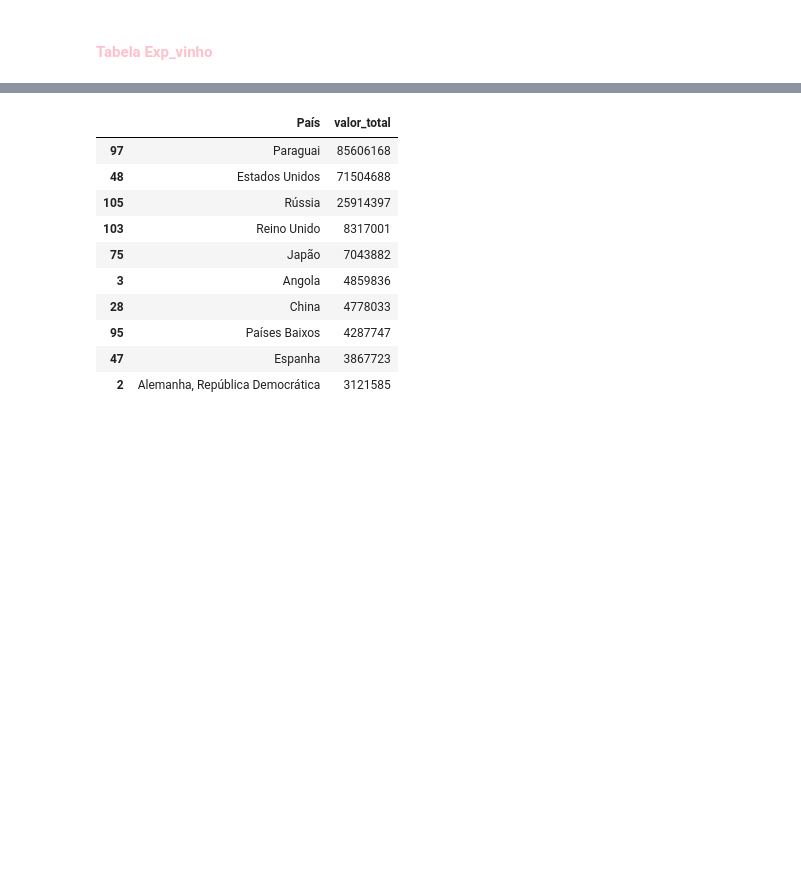
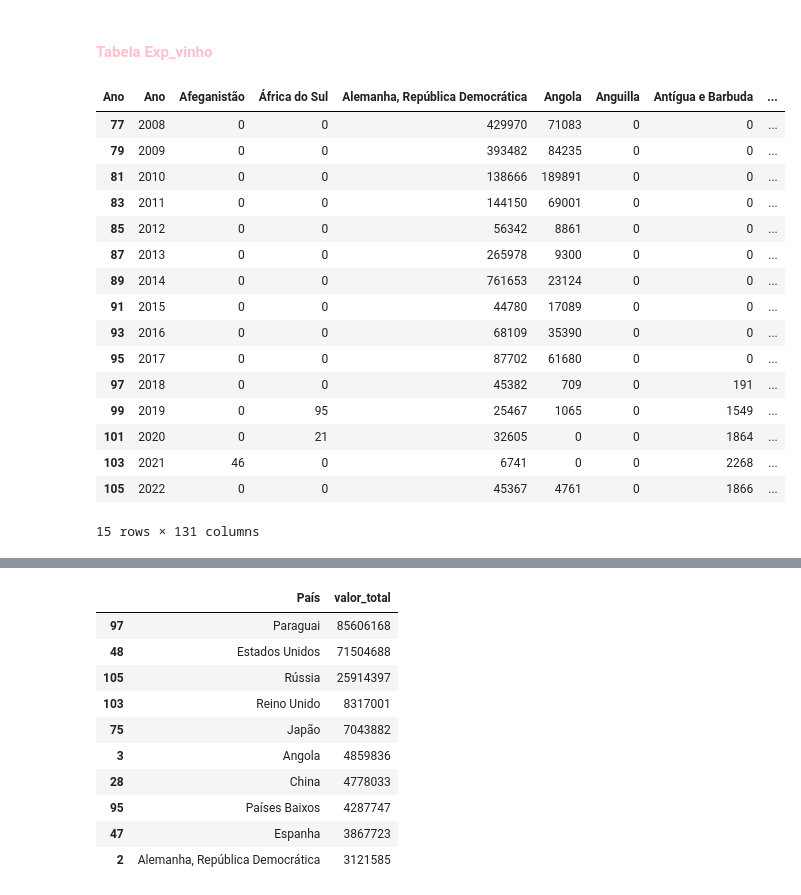
Before and after one commit to Leandro-Braga/wine_techchallenge-, a Jupyter notebook: notebook_testes/Vinicula.ipynb, the cells around one changed output, grey strips where cells are left out. Cells and saved outputs as stored; diff of their text form; code cells hidden in the pictures; blank space fills up the shorter version.

Commit message:
ultimos15anos

```diff
--- a/notebook_testes/Vinicula.ipynb
+++ b/notebook_testes/Vinicula.ipynb
@@ -304,3 +347,35 @@ plt.show()
+# %%
+# df_teste_quantidade = df_exp_vinho_tab[df_exp_vinho_tab['classe'] == 'quantidade' df_exp_vinho_tab['Ano']]
+# df_teste_quantidade = df_exp_vinho_tab[df_exp_vinho_tab['classe'] == 'valor']
+
+teste_ultimos_anos = df_exp_vinho_tab
+
+teste_ultimos_anos = teste_ultimos_anos.reset_index()
+
+teste_ultimos_anos = teste_ultimos_anos.rename(columns={'index': 'Ano'})
+# teste_ultimos_anos = teste_ultimos_anos.rename(index={'Ano': 'index'})
+# teste_ultimos_anos
+# t = teste_ultimos_anos[(teste_ultimos_anos['classe'] == 'valor') & (teste_ultimos_anos['Ano'] > 2008)]
+t = teste_ultimos_anos[teste_ultimos_anos['classe'] == 'valor'].tail(15)
+t
+# %% [output]
+| Ano | Ano | Afeganistão | África do Sul | Alemanha, República Democrática | Angola | Anguilla | Antígua e Barbuda | ... |
+| 77 | 2008 | 0 | 0 | 429970 | 71083 | 0 | 0 | ... |
+| 79 | 2009 | 0 | 0 | 393482 | 84235 | 0 | 0 | ... |
+| 81 | 2010 | 0 | 0 | 138666 | 189891 | 0 | 0 | ... |
+| 83 | 2011 | 0 | 0 | 144150 | 69001 | 0 | 0 | ... |
+| 85 | 2012 | 0 | 0 | 56342 | 8861 | 0 | 0 | ... |
+| 87 | 2013 | 0 | 0 | 265978 | 9300 | 0 | 0 | ... |
+| 89 | 2014 | 0 | 0 | 761653 | 23124 | 0 | 0 | ... |
+| 91 | 2015 | 0 | 0 | 44780 | 17089 | 0 | 0 | ... |
+| 93 | 2016 | 0 | 0 | 68109 | 35390 | 0 | 0 | ... |
+| 95 | 2017 | 0 | 0 | 87702 | 61680 | 0 | 0 | ... |
+| 97 | 2018 | 0 | 0 | 45382 | 709 | 0 | 191 | ... |
+| 99 | 2019 | 0 | 95 | 25467 | 1065 | 0 | 1549 | ... |
+| 101 | 2020 | 0 | 21 | 32605 | 0 | 0 | 1864 | ... |
+| 103 | 2021 | 46 | 0 | 6741 | 0 | 0 | 2268 | ... |
+| 105 | 2022 | 0 | 0 | 45367 | 4761 | 0 | 1866 | ... |
+15 rows × 131 columns
 # %%
 df_exp_vinho_qtde = df_exp_vinho.drop(columns={'Id'})
 
```
Also changed, not shown: parts of 4 cells of this notebook, 4 other files.
